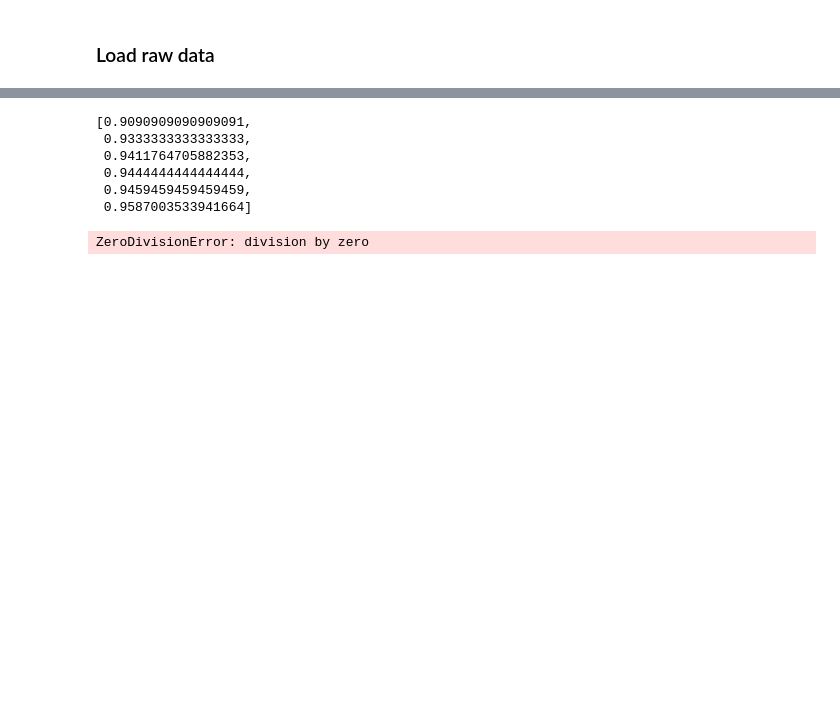
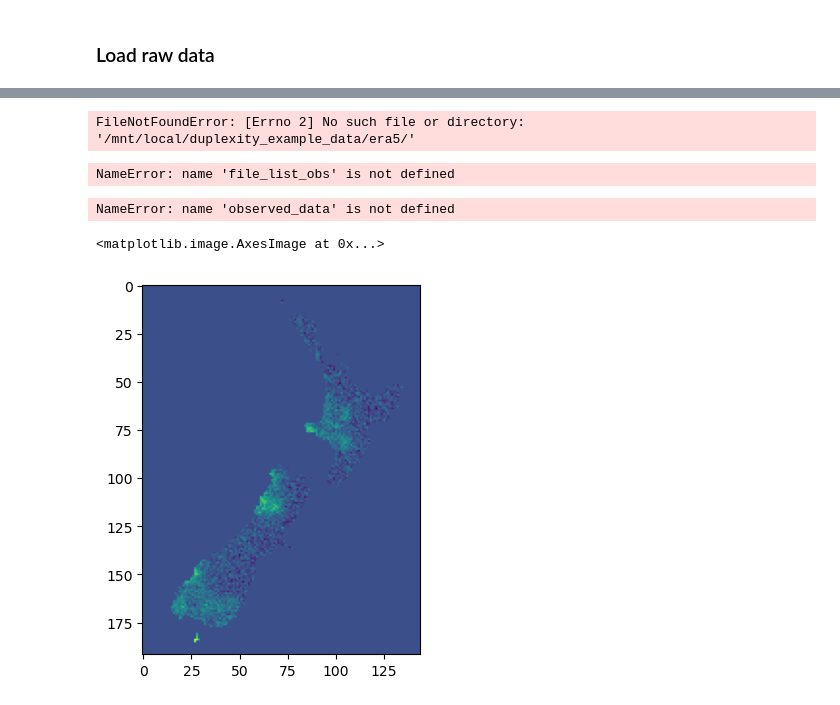
Before and after one commit to bodekerscientific/Duplexity, a Jupyter notebook: duplexity/usage.ipynb, the cells around one changed output, grey strips where cells are left out. Cells and saved outputs as stored; diff of their text form; code cells hidden in the pictures; blank space fills up the shorter version.

```diff
--- a/duplexity/usage.ipynb
+++ b/duplexity/usage.ipynb
@@ -127,9 +25,0 @@ SyntaxError: invalid syntax (3266633815.py, line 1)
-# %%
-for output, observed in zip(output_list,observed_list):
-    fss_05 = [calculate_fss_score(output, observed, threshold = 0.5, scale=[i]) for i in range(1, 11)]
-    fss_01 = [calculate_fss_score(output, observed, threshold = 0.1, scale=[i]) for i in range(1, 11)]
-    fss_02 = [calculate_fss_score(output, observed, threshold = 0.2, scale=[i]) for i in range(1, 11)]
-    fss_01 = [calculate_fss_score(output, observed, threshold = 0.01, scale=[i]) for i in range(1, 11)]
-# %%
-for output, observed in zip(output_list,observed_list):
-    fss_001 = [calculate_fss_score(output, observed, threshold = 0.01, scale=[i]) for i in range(1, 11)]
@@ -178,13 +26,58 @@ plt.show()
-# %%
-fss_scores
-# %% [output]
-[0.9090909090909091,
- 0.9333333333333333,
- 0.9411764705882353,
- 0.9444444444444444,
- 0.9459459459459459,
- 0.9587003533941664]
-# %%
-1/0
-# %% [output]
-ZeroDivisionError: division by zero
+# %%
+# Define the directory containing the .npz files
+observed_dir = "/mnt/local/duplexity_example_data/era5/"
+
+# Define the output directory
+output_dir = '/mnt/local/duplexity_example_data/era5_noisy'
+
+ensemble_dir = '/mnt/local/duplexity_example_data/ensemble'
+
+
+# Get all .npz files in the directory
+file_list_obs = [os.path.join(observed_dir, f) for f in os.listdir(observed_dir) if f.endswith('.npy')]
+file_list_out = [os.path.join(output_dir, f) for f in os.listdir(output_dir) if f.endswith('.npy')]
+file_list_ens = [os.path.join(ensemble_dir, f) for f in os.listdir(ensemble_dir) if f.endswith('.npy')]
+m = len(file_list_obs)
+
+print(f"Number of files found: {m}")
+# %% [output]
+FileNotFoundError: [Errno 2] No such file or directory: '/mnt/local/duplexity_example_data/era5/'
+# %%
+# Initialize lists to store observed and output data
+observed_list = []
+output_list = []
+ensemble_list = []
+# Load data from each file
+for file in file_list_obs[:10]:
+    observed = np.load(file)
+    observed_list.append(observed)
+
+for file in file_list_out[:10]:
+    output = np.load(file)
+    output_list.append(output)
+
+for file in file_list_ens[:10]:
+    ensemble = np.load(file)
+    ensemble_list.append(ensemble)
+
+
+
+# Convert lists to numpy arrays
+observed_data = np.array(observed_list)
+output_data = np.array(output_list)
+ensemble_data = np.array(ensemble_list)
+
+print(f"Loaded observed data shape: {observed_data.shape}")
+print(f"Loaded output data shape: {output_data.shape}")
+print(f"Loaded ensemble data shape: {ensemble_data.shape}")
+# %% [output]
+NameError: name 'file_list_obs' is not defined
+# %%
+plt.imshow(observed_data[0])
+# %% [output]
+NameError: name 'observed_data' is not defined
+# %%
+plt.imshow(output_data[0])
+# %% [output]
+<matplotlib.image.AxesImage at 0x...>
+[figure, added]
```
Also changed, not shown: parts of 45 cells of this notebook, 1 other file.
